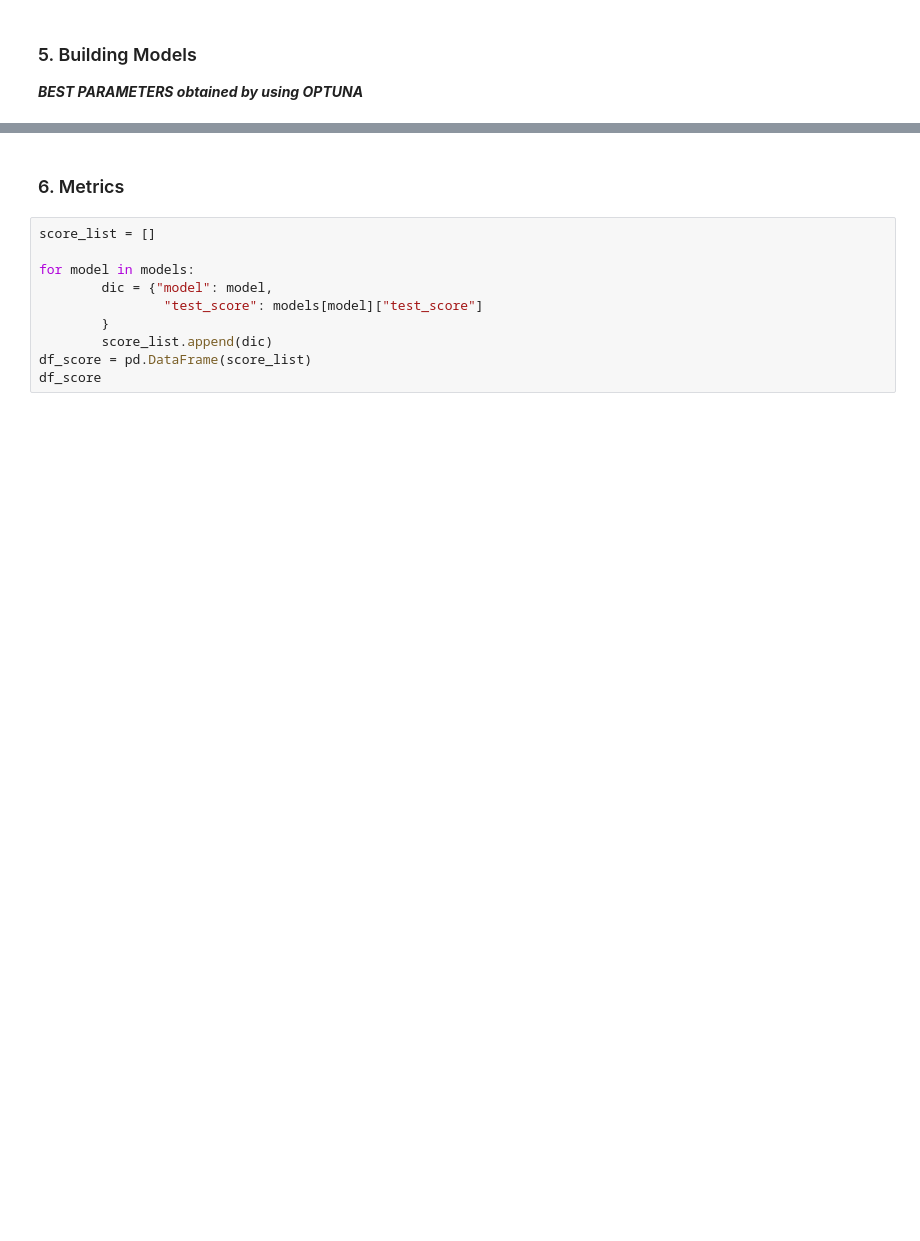
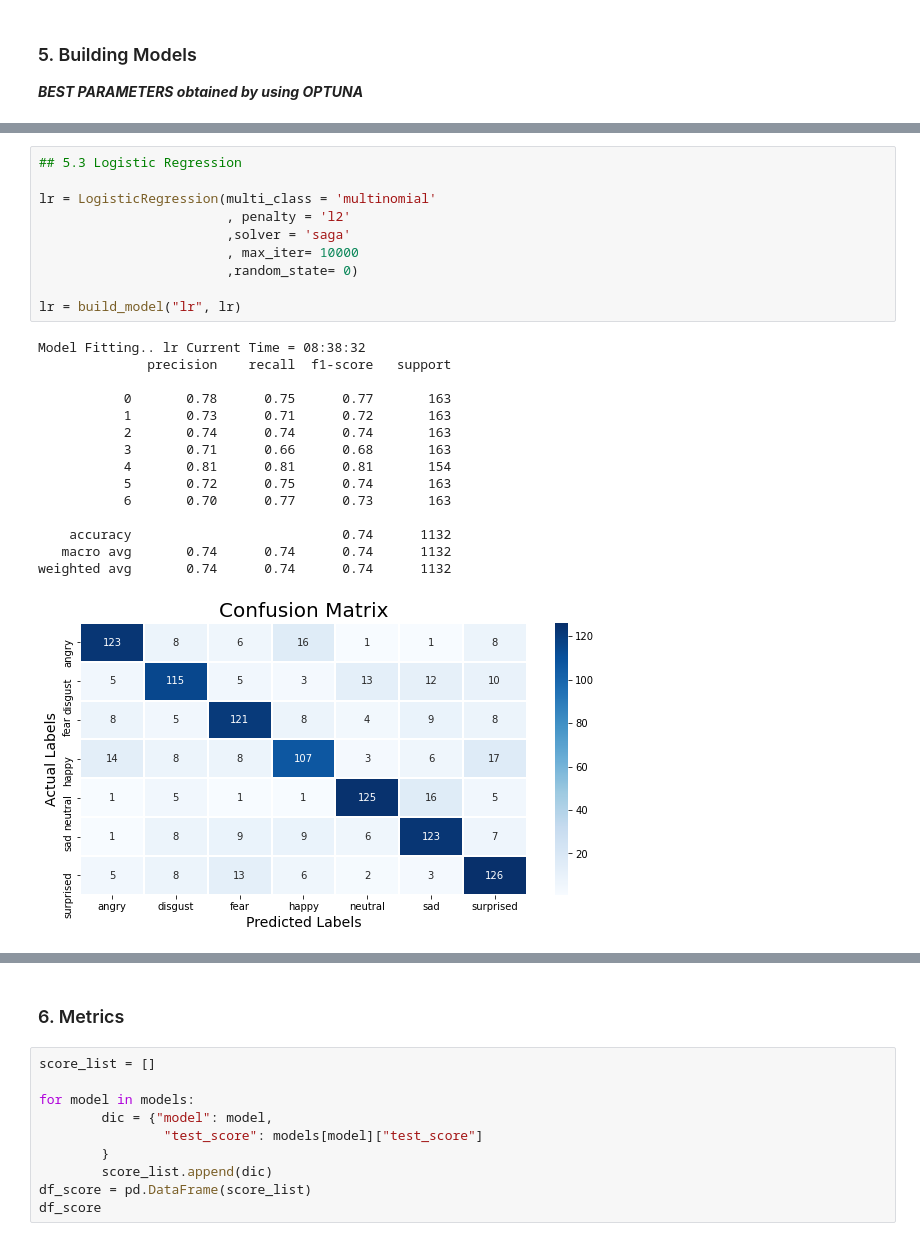
Before and after one commit to rebellon-carina/Capstone---Speech-Emotion-Recognition, a Jupyter notebook: 03-A SER_TraditionalML.ipynb, the cells around one changed output, grey strips where cells are left out. Cells and saved outputs as stored; diff of their text form; blank space fills up the shorter version.

```diff
--- a/03-A SER_TraditionalML.ipynb
+++ b/03-A SER_TraditionalML.ipynb
@@ -191,0 +216,26 @@ vote = build_model("vc", vote)
+# %%
+## 5.3 Logistic Regression
+
+lr = LogisticRegression(multi_class = 'multinomial'
+                        , penalty = 'l2'
+                        ,solver = 'saga'
+                        , max_iter= 10000
+                        ,random_state= 0)
+
+lr = build_model("lr", lr)
+# %% [output]
+Model Fitting.. lr Current Time = 08:38:32
+              precision    recall  f1-score   support
+
+           0       0.78      0.75      0.77       163
+           1       0.73      0.71      0.72       163
+           2       0.74      0.74      0.74       163
+           3       0.71      0.66      0.68       163
+           4       0.81      0.81      0.81       154
+           5       0.72      0.75      0.74       163
+           6       0.70      0.77      0.73       163
+
+    accuracy                           0.74      1132
+   macro avg       0.74      0.74      0.74      1132
+weighted avg       0.74      0.74      0.74      1132
+[figure, added]
```
Also changed, not shown: parts of 37 cells of this notebook, 24 other files.
